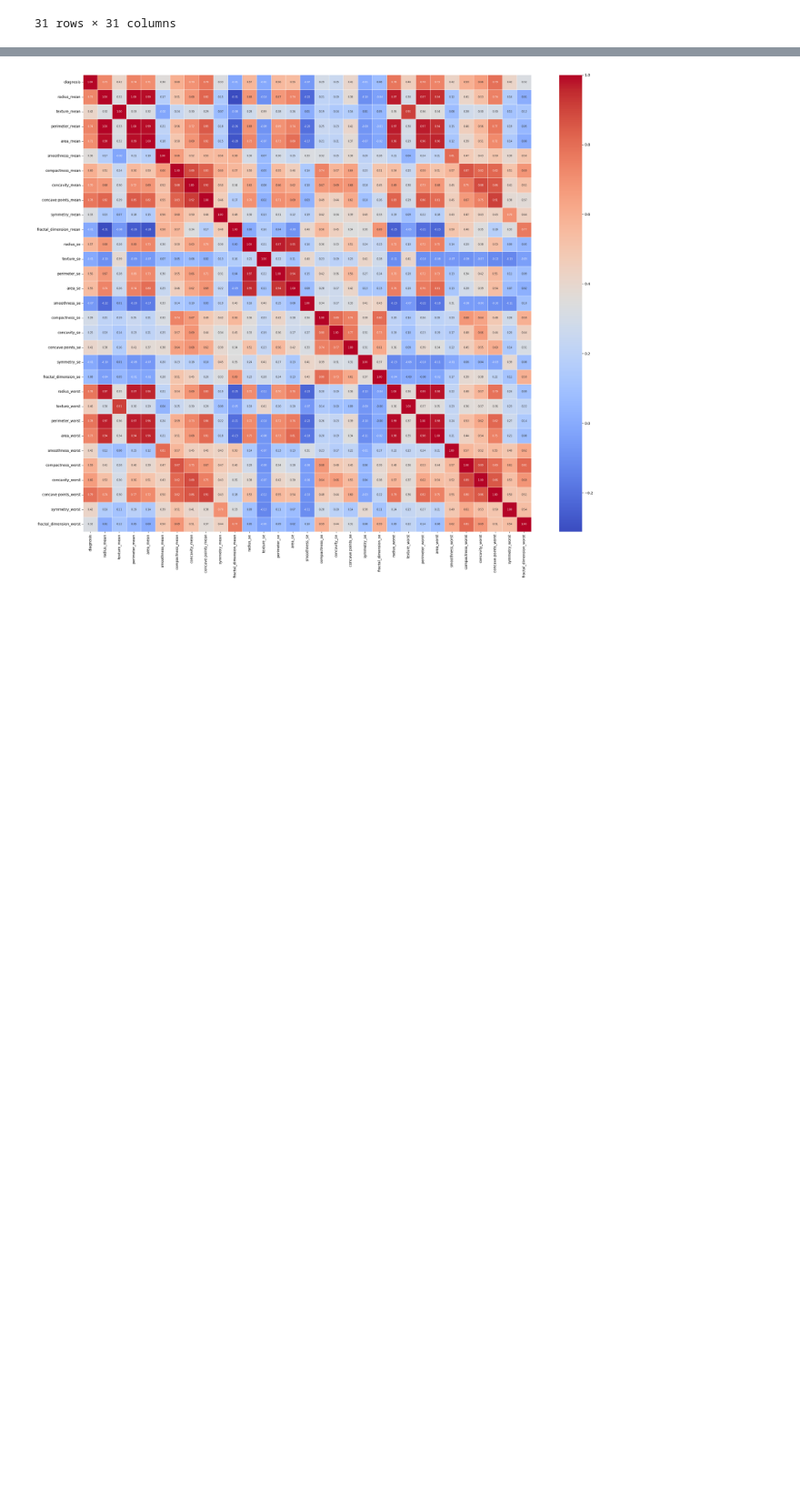
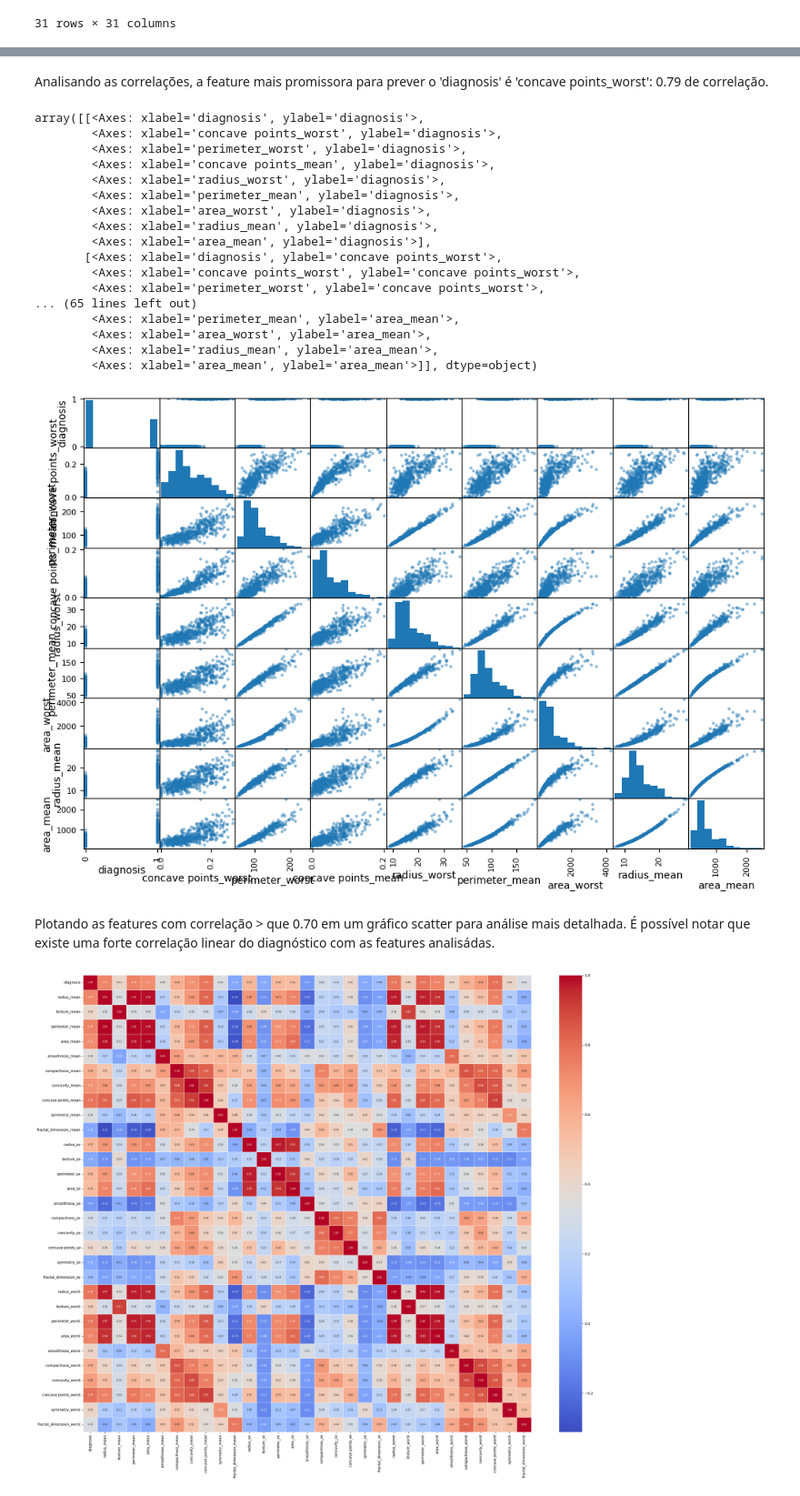
Before and after one commit to pedroprcgm/fiap-ia-dev, a Jupyter notebook: breast_cancer_v2/cancer_classification.ipynb, the cells around one changed output, grey strips where cells are left out. Shown at 91% size. Cells and saved outputs as stored; diff of their text form; code cells hidden in the pictures; blank space fills up the shorter version.

```diff
--- a/breast_cancer_v2/cancer_classification.ipynb
+++ b/breast_cancer_v2/cancer_classification.ipynb
@@ -91,3 +170,30 @@ correlacao
+# %% [markdown]
+Analisando as correlações, a feature mais promissora para prever o 'diagnosis' é 'concave points_worst': 0.79 de correlação.
+# %%
+attributes = ['diagnosis', 'concave points_worst', 'perimeter_worst', 'concave points_mean', 'radius_worst', 'perimeter_mean', 'area_worst', 'radius_mean', 'area_mean']
+scatter_matrix(dadosParciais[attributes], figsize=(12, 8))
+# %% [output]
+array([[<Axes: xlabel='diagnosis', ylabel='diagnosis'>,
+        <Axes: xlabel='concave points_worst', ylabel='diagnosis'>,
+        <Axes: xlabel='perimeter_worst', ylabel='diagnosis'>,
+        <Axes: xlabel='concave points_mean', ylabel='diagnosis'>,
+        <Axes: xlabel='radius_worst', ylabel='diagnosis'>,
+        <Axes: xlabel='perimeter_mean', ylabel='diagnosis'>,
+        <Axes: xlabel='area_worst', ylabel='diagnosis'>,
+        <Axes: xlabel='radius_mean', ylabel='diagnosis'>,
+        <Axes: xlabel='area_mean', ylabel='diagnosis'>],
+       [<Axes: xlabel='diagnosis', ylabel='concave points_worst'>,
+        <Axes: xlabel='concave points_worst', ylabel='concave points_worst'>,
+        <Axes: xlabel='perimeter_worst', ylabel='concave points_worst'>,
+... (65 lines left out)
+        <Axes: xlabel='perimeter_mean', ylabel='area_mean'>,
+        <Axes: xlabel='area_worst', ylabel='area_mean'>,
+        <Axes: xlabel='radius_mean', ylabel='area_mean'>,
+        <Axes: xlabel='area_mean', ylabel='area_mean'>]], dtype=object)
+[figure, added]
+# %% [markdown]
+Plotando as features com correlação > que 0.70 em um gráfico scatter para análise mais detalhada.
+É possível notar que existe uma forte correlação linear do diagnóstico com as features analisádas.
 # %%
 # Visualizando a matriz de correlação usando um heatmap
 plt.figure(figsize=(24, 20))
```
Also changed, not shown: parts of 11 cells of this notebook.
